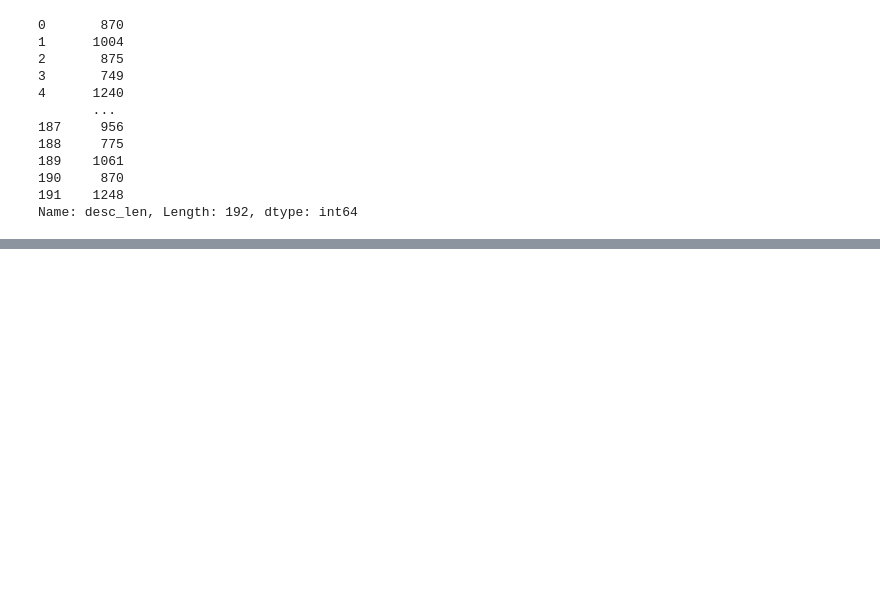
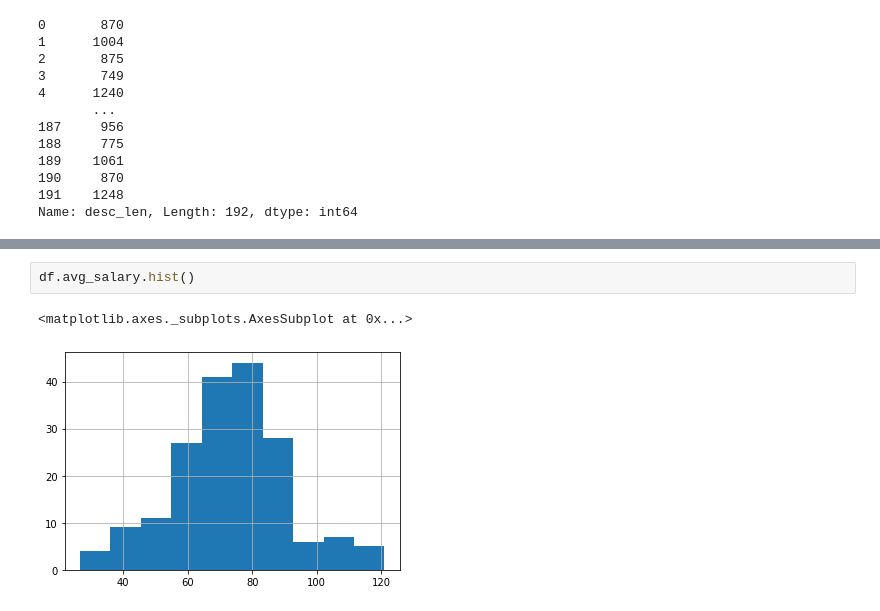
Before and after one commit to sadiaTab/WebScraping, a Jupyter notebook: ds_salary_project/data_eda.ipynb, the cells around one changed output, grey strips where cells are left out. Cells and saved outputs as stored; diff of their text form; blank space fills up the shorter version.

```diff
--- a/ds_salary_project/data_eda.ipynb
+++ b/ds_salary_project/data_eda.ipynb
@@ -98,0 +132,5 @@ df[df['hourly']==1][['hourly','Min Salary','Max Salary']]
+# %%
+df.avg_salary.hist()
+# %% [output]
+<matplotlib.axes._subplots.AxesSubplot at 0x...>
+[figure, added]
```
Also changed, not shown: parts of 24 cells of this notebook, 2 other files.
